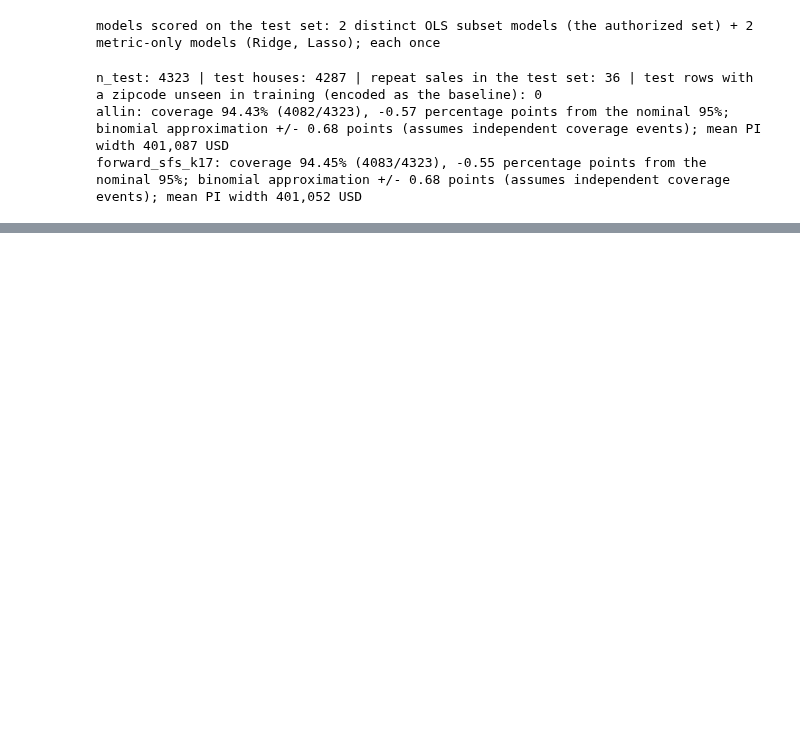
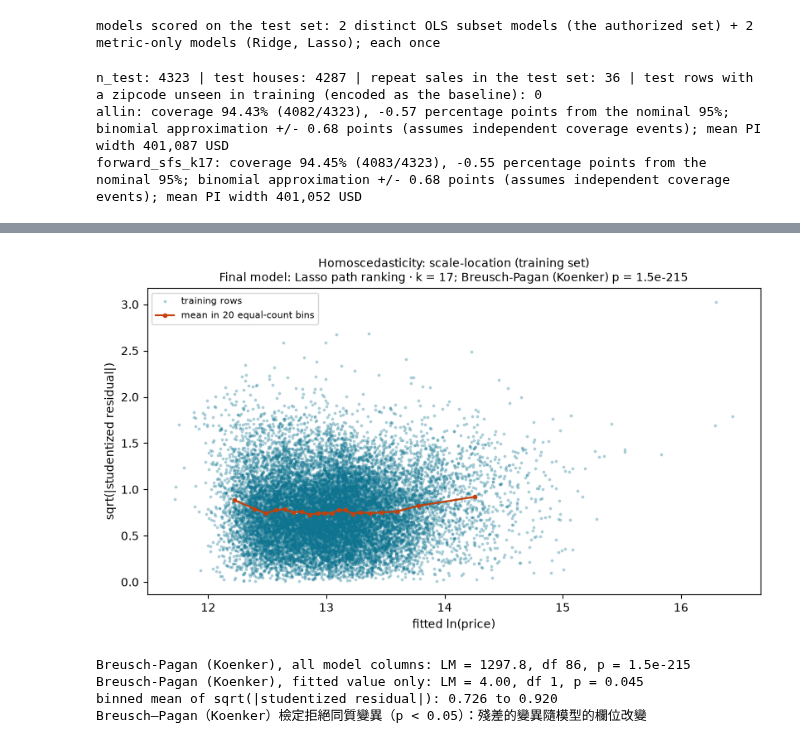
Before and after one commit to yotsubamomo/aiot-classwork, a Jupyter notebook: home_work_02/hw2.ipynb, the cells around one changed output, grey strips where cells are left out. Saved outputs shown, nothing was run; the diff lists cells and outputs as text; code cells hidden in the pictures; blank space fills up the shorter version.

```diff
--- a/home_work_02/hw2.ipynb
+++ b/home_work_02/hw2.ipynb
@@ -717,0 +814,16 @@ forward_sfs_k17: coverage 94.45% (4083/4323), -0.55 percentage points from the n
+# %%
+hom = diag.results["homoscedasticity"]
+display(diag_figs["homoscedasticity"])
+print(f"Breusch-Pagan (Koenker), all model columns: LM = {hom['bp_lm']:.1f}, df {hom['bp_df']}, "
+      f"p {diagnostics.fmt_p(hom['bp_p_value'])}")
+print(f"Breusch-Pagan (Koenker), fitted value only: LM = {hom['bp_fitted_lm']:.2f}, df {hom['bp_fitted_df']}, "
+      f"p {diagnostics.fmt_p(hom['bp_fitted_p_value'])}")
+print(f"binned mean of sqrt(|studentized residual|): {hom['scale_location_binned_min']:.3f} to "
+      f"{hom['scale_location_binned_max']:.3f}")
+print(hom["reading"])
+# %% [output]
+[figure, added]
+Breusch-Pagan (Koenker), all model columns: LM = 1297.8, df 86, p = 1.5e-215
+Breusch-Pagan (Koenker), fitted value only: LM = 4.00, df 1, p = 0.045
+binned mean of sqrt(|studentized residual|): 0.726 to 0.920
+Breusch–Pagan（Koenker）檢定拒絕同質變異（p < 0.05）：殘差的變異隨模型的欄位改變
```
Also changed, not shown: parts of 25 cells of this notebook, 30 other files.
